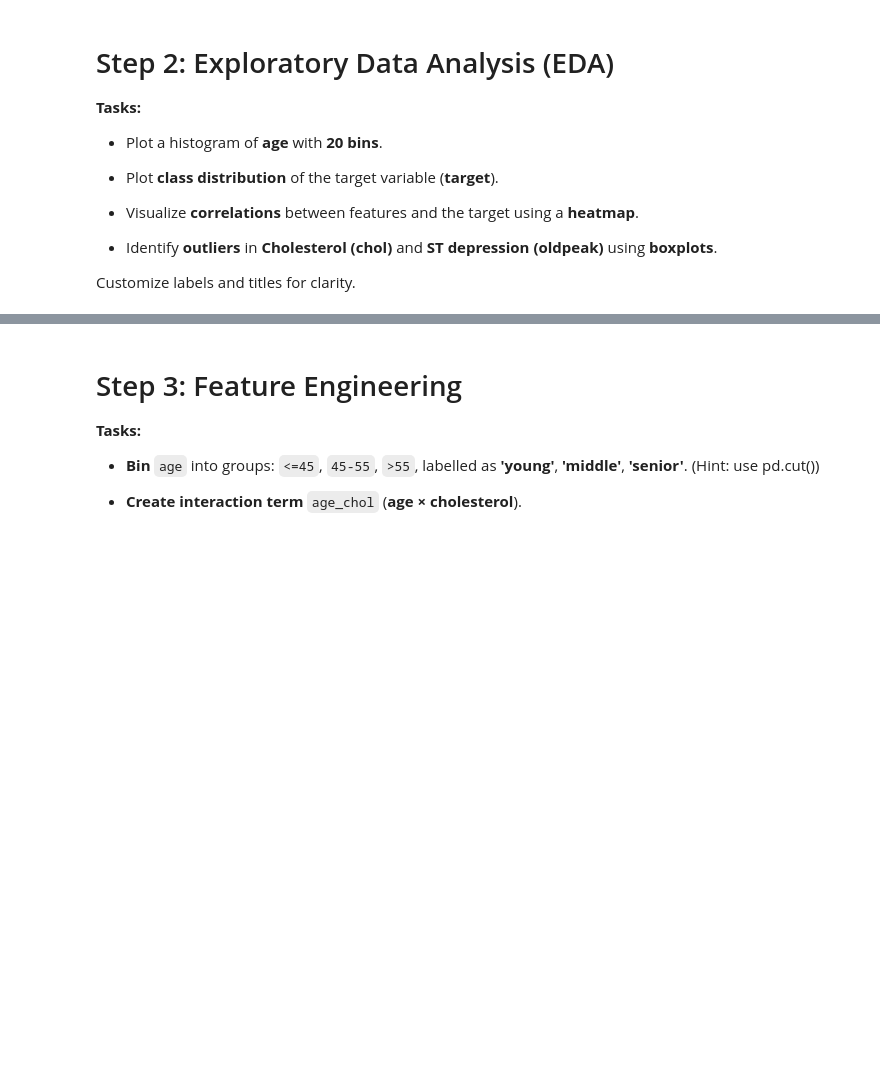
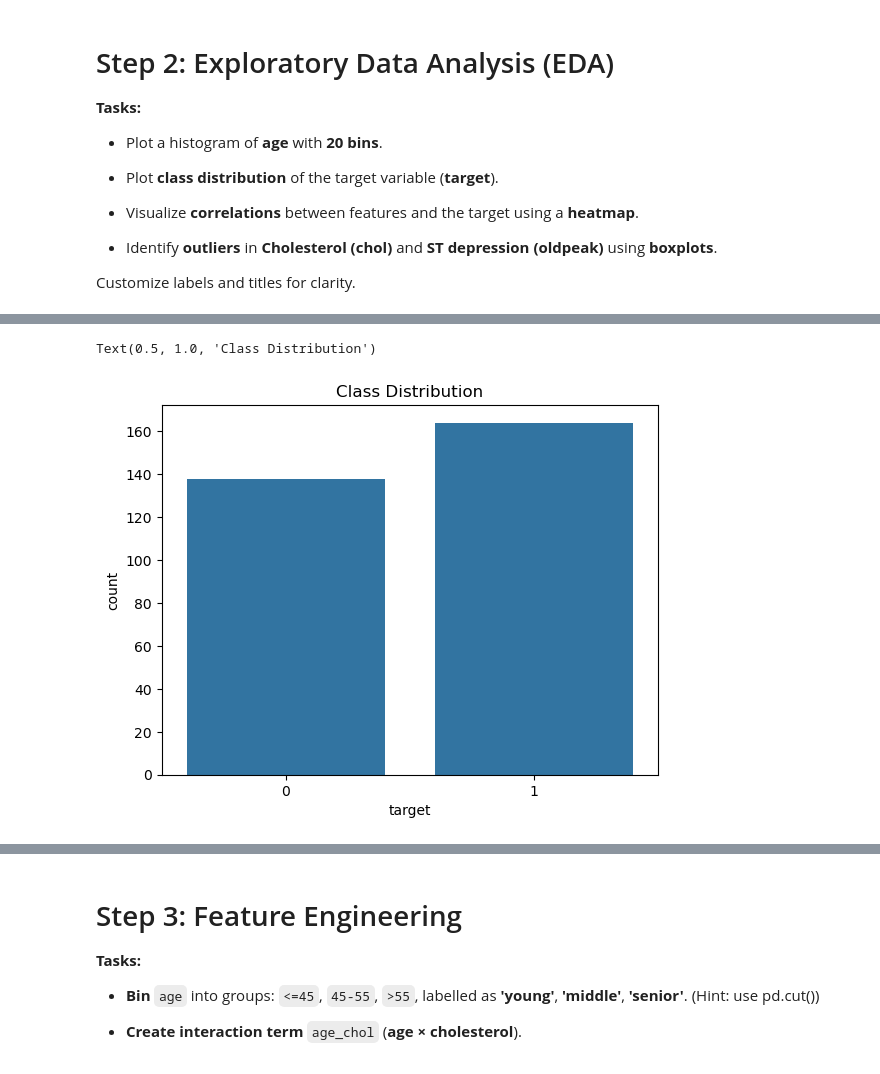
Before and after one commit to Rengark/CS3185_ML, a Jupyter notebook: Assignment_4/Assignment4_SVM.ipynb, the cells around one changed output, grey strips where cells are left out. Saved outputs shown, nothing was run; the diff lists cells and outputs as text; code cells hidden in the pictures; blank space fills up the shorter version.

```diff
--- a/Assignment_4/Assignment4_SVM.ipynb
+++ b/Assignment_4/Assignment4_SVM.ipynb
@@ -132,8 +137,11 @@ counts, bin_edges, _ = ...
 # %%
 # Class distribution (countplot)
-ax_count = ...
+ax_count = sns.countplot(x='target', data=df)
 # Customize title
-...
+ax_count.set_title('Class Distribution')
+# %% [output]
+Text(0.5, 1.0, 'Class Distribution')
+[figure, added]
 # %%
 # Correlation heatmap
 # Ensure each cell displays the correlation value (annot)
```
Also changed, not shown: parts of 13 cells of this notebook, 1 other file.
